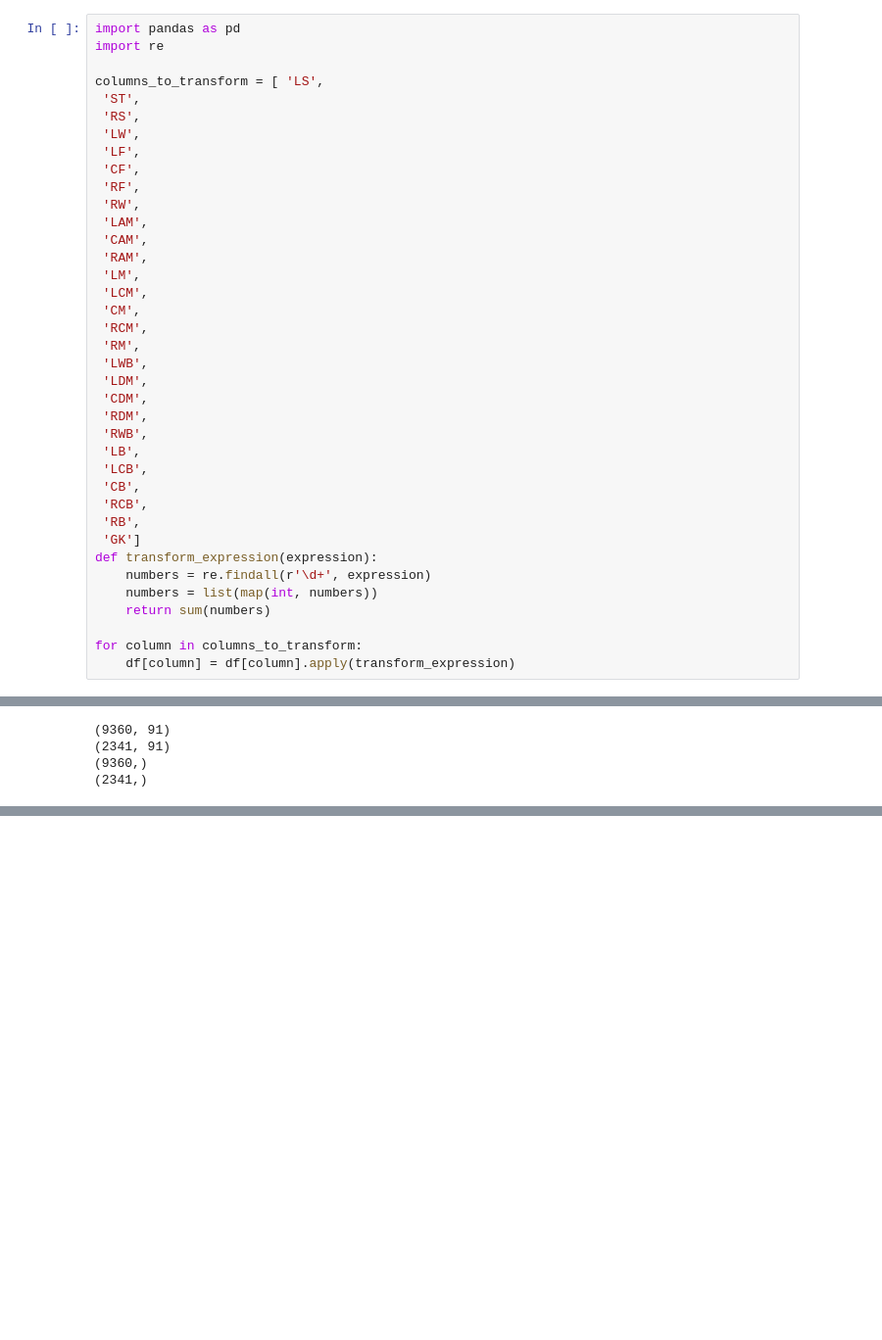
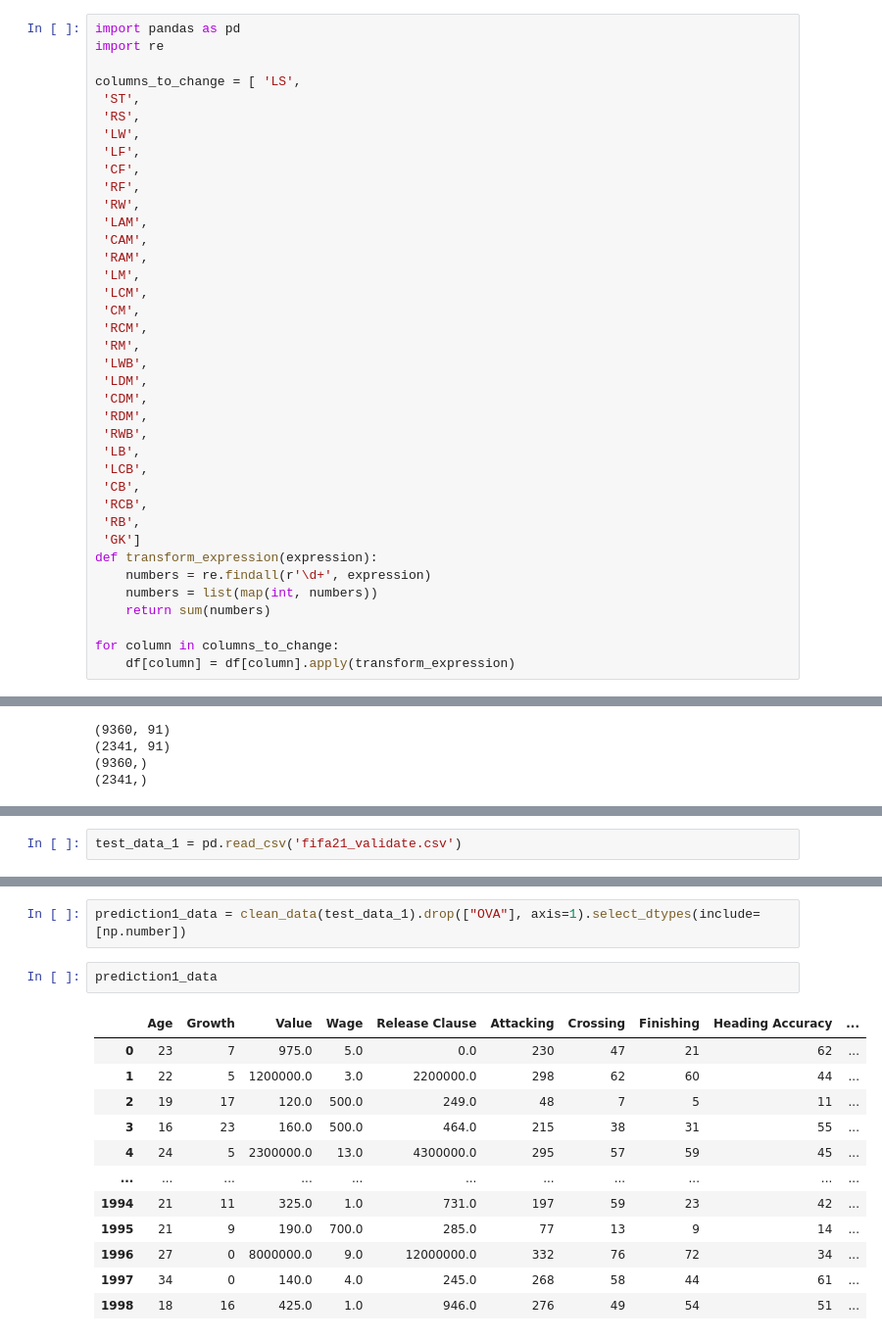
Before and after one commit to AgustinMRedondo/fifa_challenge, a Jupyter notebook: fifa_project.ipynb, the cells around one changed output, grey strips where cells are left out. Shown: that part at 98% size. Drawn from its saved outputs; the diff is of its cells as text; blank space fills up the shorter version.

```diff
--- a/fifa_project.ipynb
+++ b/fifa_project.ipynb
@@ -88,7 +88,7 @@ sorted_df
 import pandas as pd
 import re
 
-columns_to_transform = [ 'LS',
+columns_to_change = [ 'LS',
  'ST',
  'RS',
  'LW',
@@ -120,7 +120,7 @@ def transform_expression(expression):
     numbers = list(map(int, numbers))
     return sum(numbers)
 
-for column in columns_to_transform:
+for column in columns_to_change:
     df[column] = df[column].apply(transform_expression)
 # %%
 columns_to_transform = ['Value',
@@ -711,0 +784,2 @@ print(mae2)
+# %%
+test_data_1 = pd.read_csv('fifa21_validate.csv')
@@ -711,0 +788,17 @@ print(mae2)
+# %%
+prediction1_data = clean_data(test_data_1).drop(["OVA"], axis=1).select_dtypes(include=[np.number])
+# %%
+prediction1_data
+# %% [output]
+|  | Age | Growth | Value | Wage | Release Clause | Attacking | Crossing | Finishing | Heading Accuracy | ... |
+| 0 | 23 | 7 | 975.0 | 5.0 | 0.0 | 230 | 47 | 21 | 62 | ... |
+| 1 | 22 | 5 | 1200000.0 | 3.0 | 2200000.0 | 298 | 62 | 60 | 44 | ... |
+| 2 | 19 | 17 | 120.0 | 500.0 | 249.0 | 48 | 7 | 5 | 11 | ... |
+| 3 | 16 | 23 | 160.0 | 500.0 | 464.0 | 215 | 38 | 31 | 55 | ... |
+| 4 | 24 | 5 | 2300000.0 | 13.0 | 4300000.0 | 295 | 57 | 59 | 45 | ... |
+| ... | ... | ... | ... | ... | ... | ... | ... | ... | ... | ... |
+| 1994 | 21 | 11 | 325.0 | 1.0 | 731.0 | 197 | 59 | 23 | 42 | ... |
+| 1995 | 21 | 9 | 190.0 | 700.0 | 285.0 | 77 | 13 | 9 | 14 | ... |
+| 1996 | 27 | 0 | 8000000.0 | 9.0 | 12000000.0 | 332 | 76 | 72 | 34 | ... |
+| 1997 | 34 | 0 | 140.0 | 4.0 | 245.0 | 268 | 58 | 44 | 61 | ... |
+| 1998 | 18 | 16 | 425.0 | 1.0 | 946.0 | 276 | 49 | 54 | 51 | ... |
```
Also changed, not shown: parts of 47 cells of this notebook, 1 other file.
